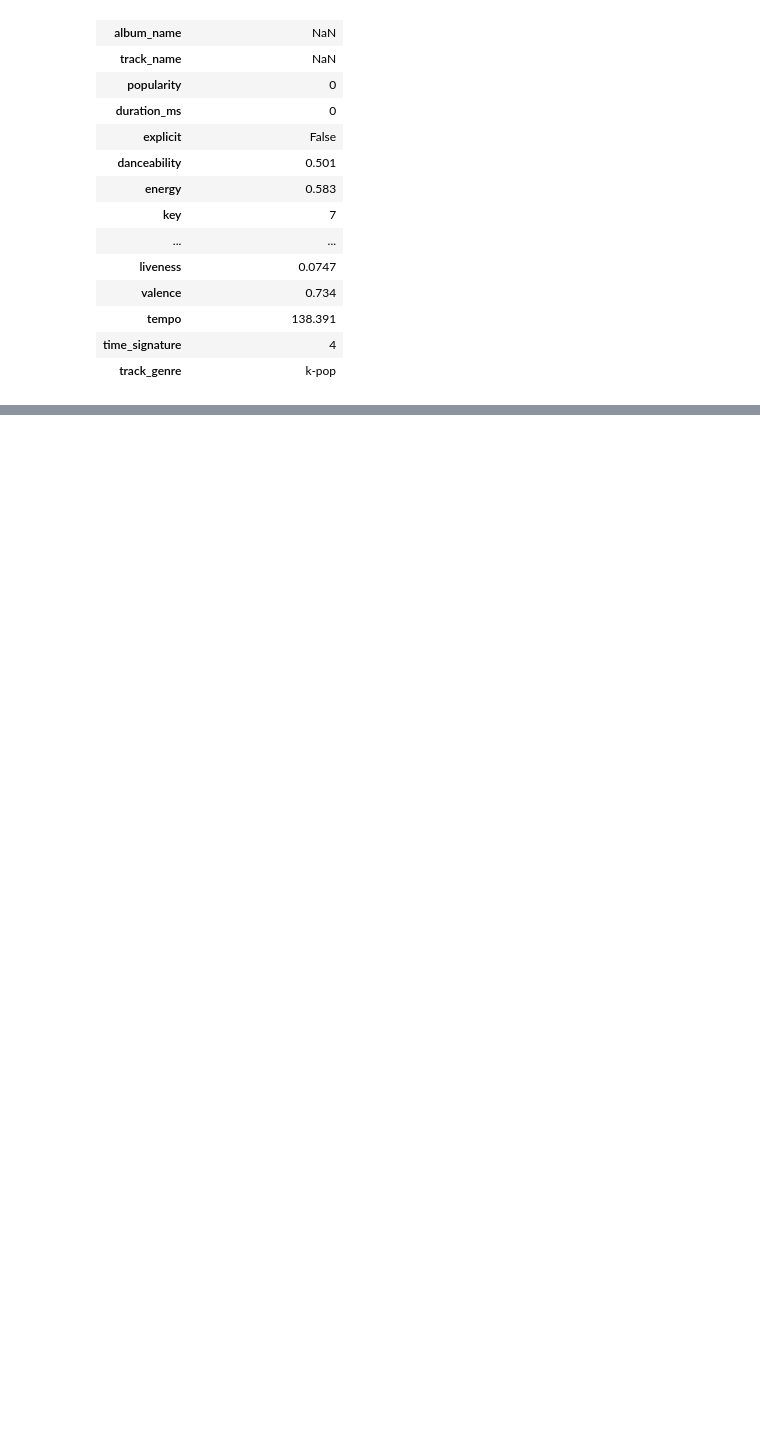
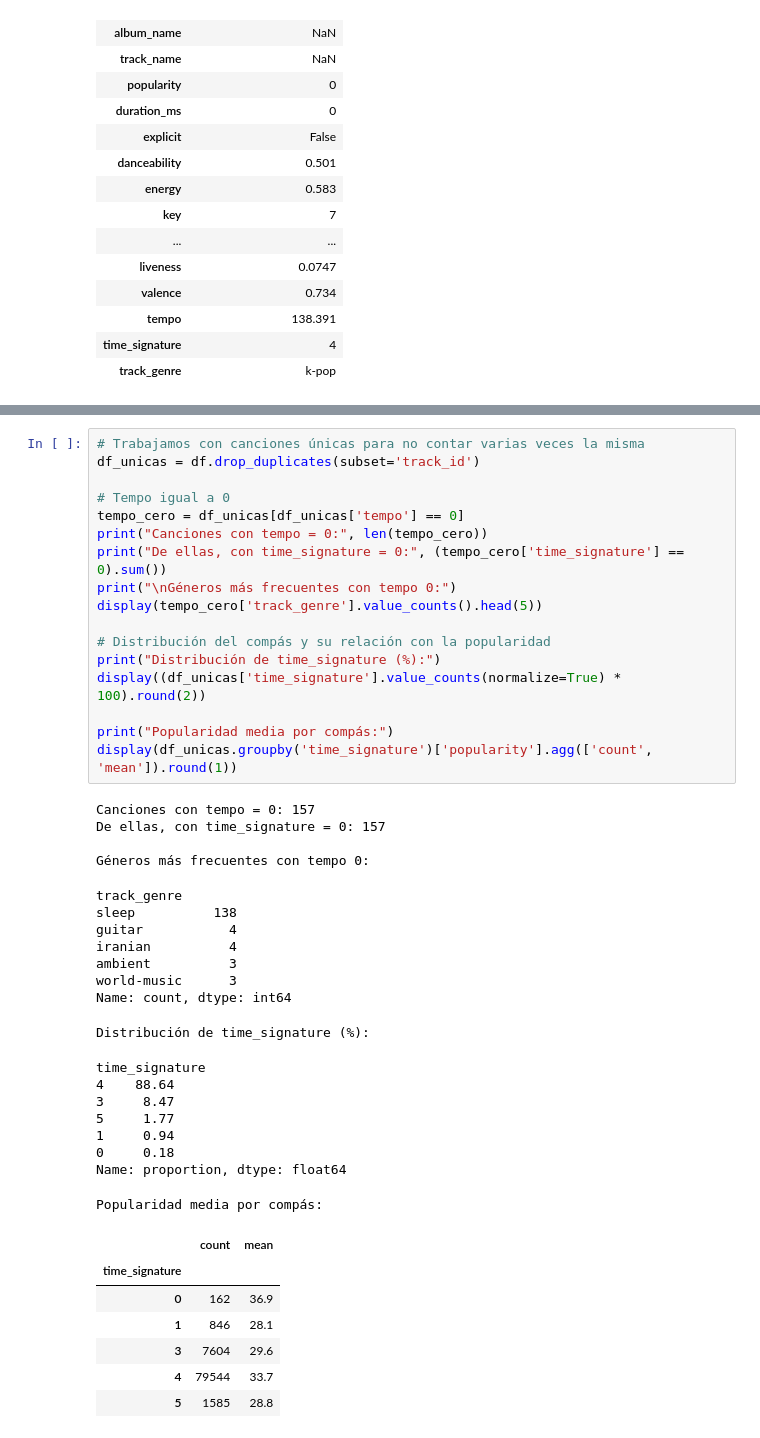
Before and after one commit to raulvaraPss/Spotify-Estudio, a Jupyter notebook: notebooks/01_estudio_inicial.ipynb, the cells around one changed output, grey strips where cells are left out. Drawn from its saved outputs; the diff is of its cells as text; blank space fills up the shorter version.

```diff
--- a/notebooks/01_estudio_inicial.ipynb
+++ b/notebooks/01_estudio_inicial.ipynb
@@ -695,0 +693,45 @@ Número de filas afectadas: 1
+# %%
+# Trabajamos con canciones únicas para no contar varias veces la misma
+df_unicas = df.drop_duplicates(subset='track_id')
+
+# Tempo igual a 0
+tempo_cero = df_unicas[df_unicas['tempo'] == 0]
+print("Canciones con tempo = 0:", len(tempo_cero))
+print("De ellas, con time_signature = 0:", (tempo_cero['time_signature'] == 0).sum())
+print("\nGéneros más frecuentes con tempo 0:")
+display(tempo_cero['track_genre'].value_counts().head(5))
+
+# Distribución del compás y su relación con la popularidad
+print("Distribución de time_signature (%):")
+display((df_unicas['time_signature'].value_counts(normalize=True) * 100).round(2))
+
+print("Popularidad media por compás:")
+display(df_unicas.groupby('time_signature')['popularity'].agg(['count', 'mean']).round(1))
+# %% [output]
+Canciones con tempo = 0: 157
+De ellas, con time_signature = 0: 157
+
+Géneros más frecuentes con tempo 0:
+track_genre
+sleep          138
+guitar           4
+iranian          4
+ambient          3
+world-music      3
+Name: count, dtype: int64
+Distribución de time_signature (%):
+time_signature
+4    88.64
+3     8.47
+5     1.77
+1     0.94
+0     0.18
+Name: proportion, dtype: float64
+Popularidad media por compás:
+|  | count | mean |
+| time_signature |  |  |
+| 0 | 162 | 36.9 |
+| 1 | 846 | 28.1 |
+| 3 | 7604 | 29.6 |
+| 4 | 79544 | 33.7 |
+| 5 | 1585 | 28.8 |
```
Also changed, not shown: parts of 9 cells of this notebook, 2 other files.
